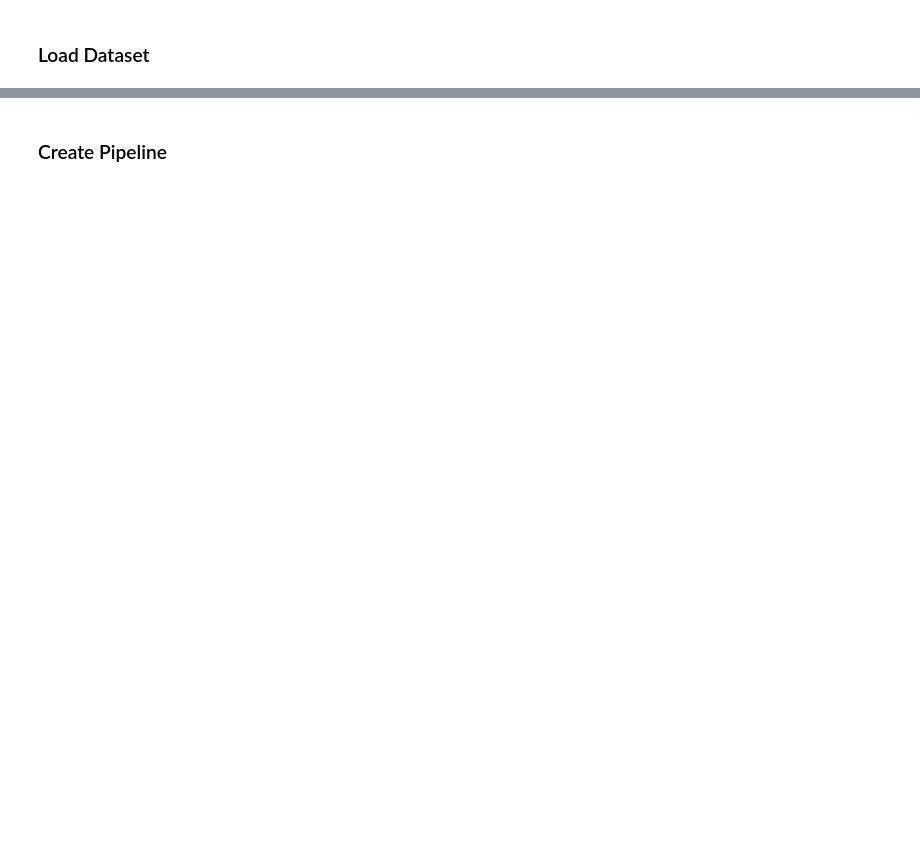
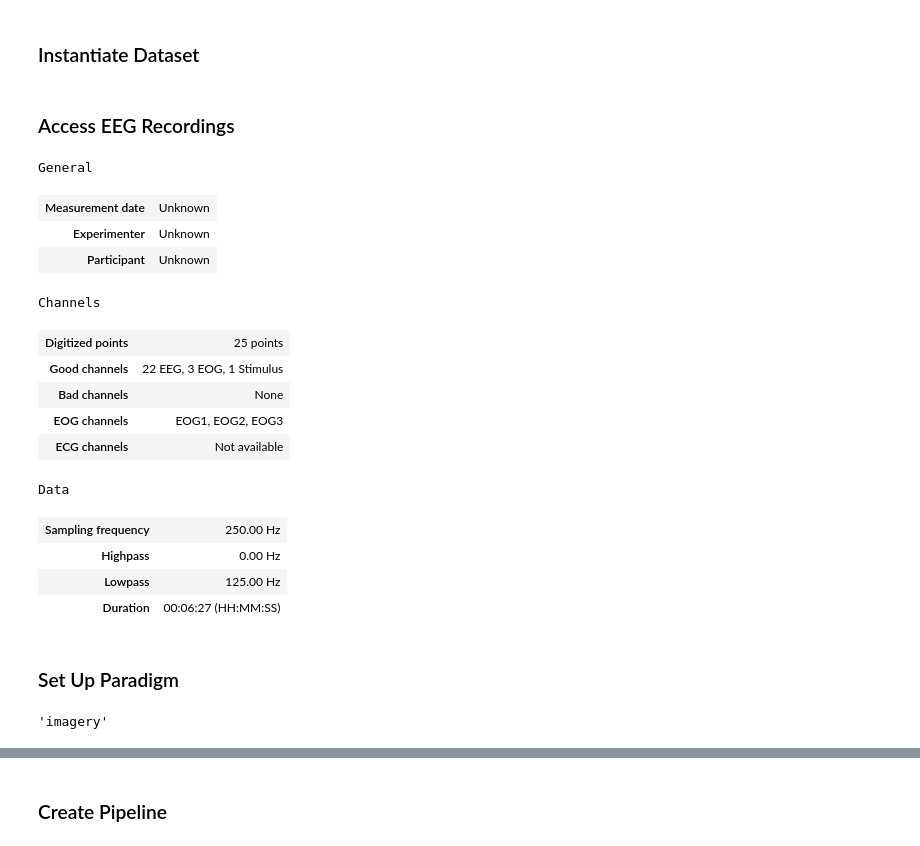
Before and after one commit to uw-herron-lab/natus-bci, a Jupyter notebook: notebooks/motor_imagery_analysis.ipynb, the cells around one changed output, grey strips where cells are left out. Cells and saved outputs as stored; diff of their text form; code cells hidden in the pictures; blank space fills up the shorter version.

```diff
--- a/notebooks/motor_imagery_analysis.ipynb
+++ b/notebooks/motor_imagery_analysis.ipynb
@@ -42,2 +25,2 @@ ModuleNotFoundError: No module named 'moabb'
 # %% [markdown]
-### Load Dataset
+### Instantiate Dataset
@@ -48,0 +27,35 @@ for d in datasets:
+# %%
+dataset = BNCI2014_001()
+dataset.subject_list = [1, 2, 3]
+# %% [markdown]
+### Access EEG Recordings
+# %%
+sessions = dataset.get_data(subjects=[1])
+# %%
+subject = 1
+session_name = "0train"
+run_name = "0"
+
+sessions[subject][session_name][run_name]
+# %% [output]
+General
+| Measurement date | Unknown |
+| Experimenter | Unknown |
+| Participant | Unknown |
+Channels
+| Digitized points | 25 points |
+| Good channels | 22 EEG, 3 EOG, 1 Stimulus |
+| Bad channels | None |
+| EOG channels | EOG1, EOG2, EOG3 |
+| ECG channels | Not available |
+Data
+| Sampling frequency | 250.00 Hz |
+| Highpass | 0.00 Hz |
+| Lowpass | 125.00 Hz |
+| Duration | 00:06:27 (HH:MM:SS) |
+# %% [markdown]
+### Set Up Paradigm
+# %%
+dataset.paradigm
+# %% [output]
+'imagery'
```
Also changed, not shown: parts of 25 cells of this notebook.
